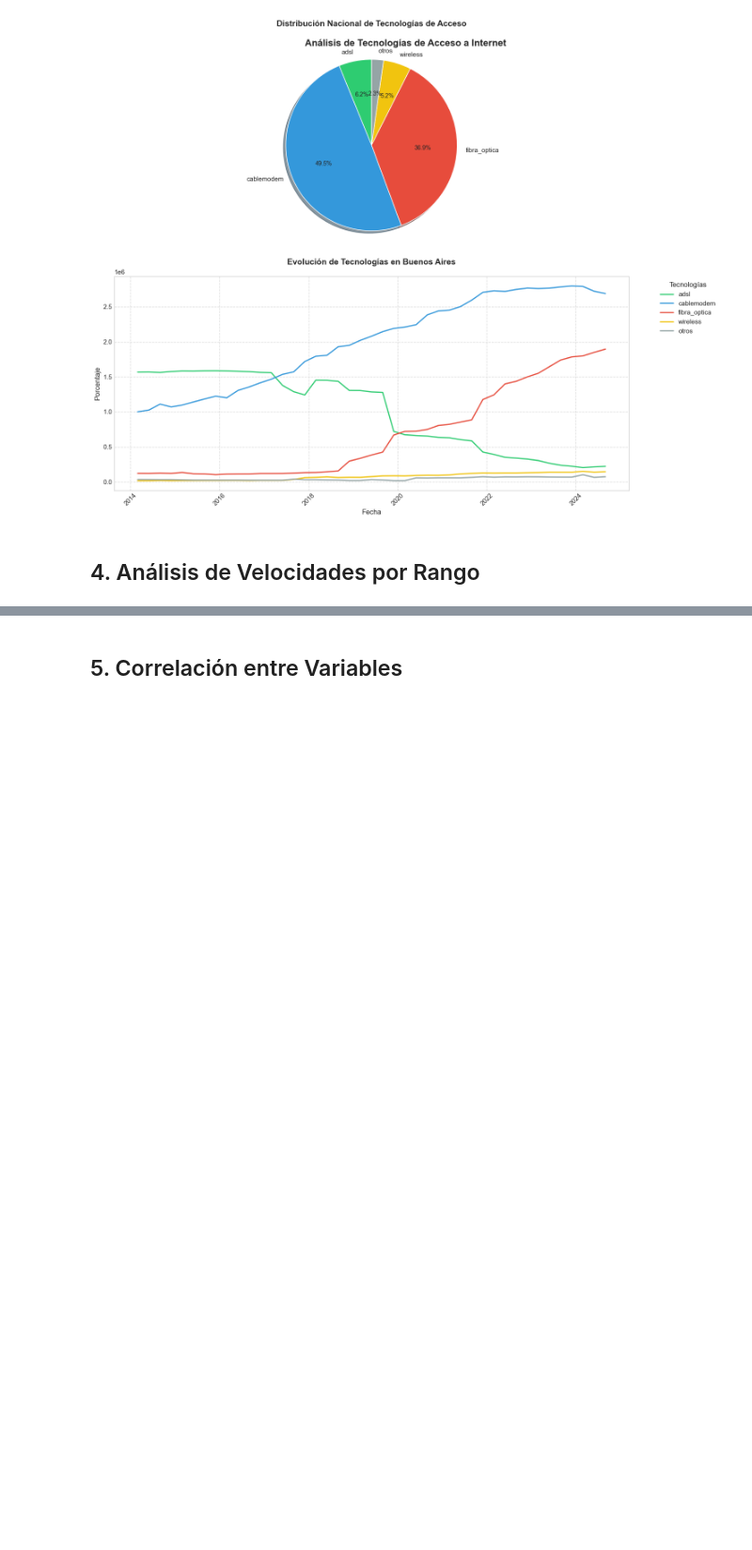
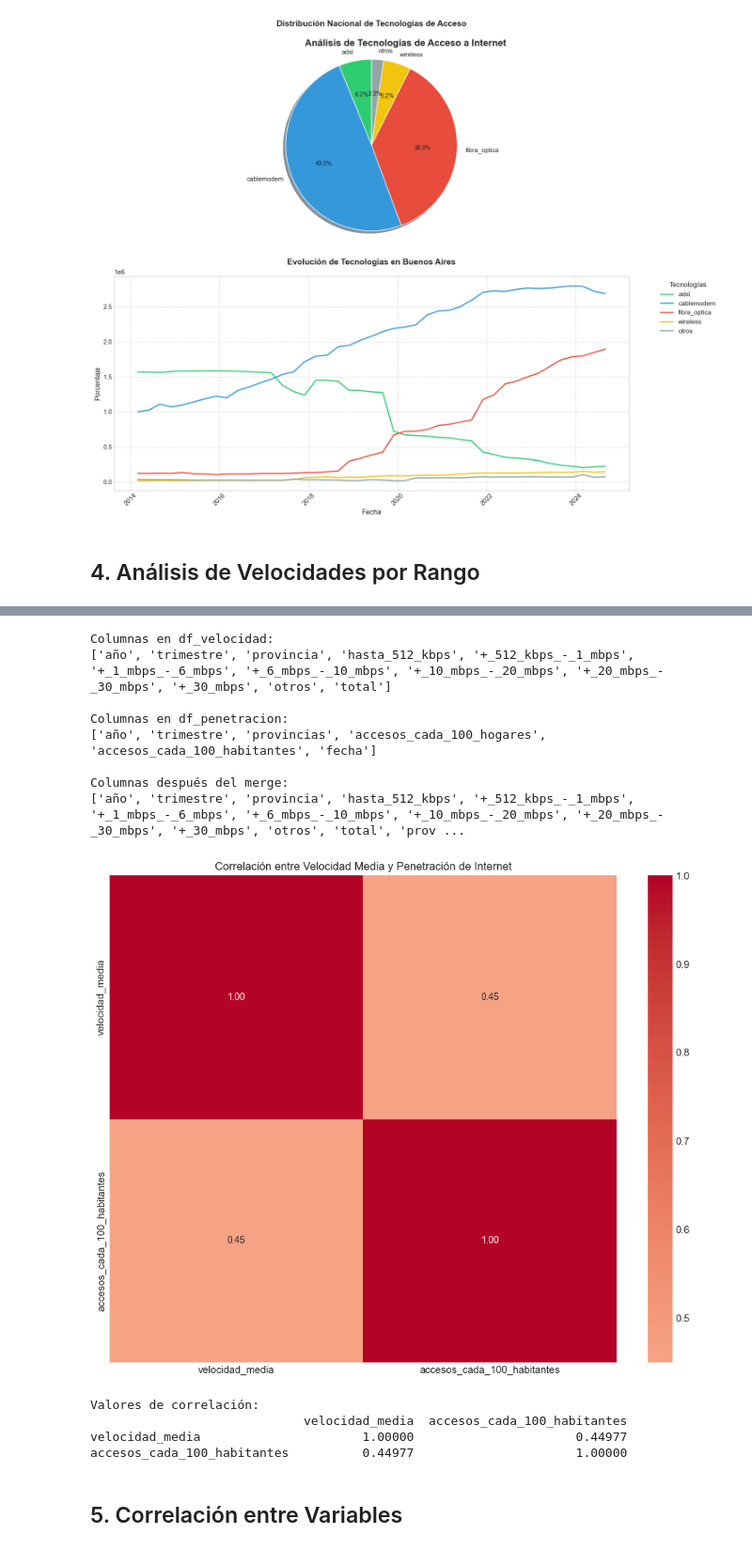
Before and after one commit to JuliaGastellu/dashboard-conectividad-ENACOM, a Jupyter notebook: notebooks/EDA.ipynb, the cells around one changed output, grey strips where cells are left out. Shown at 94% size. Drawn from its saved outputs; the diff is of its cells as text; code cells hidden in the pictures; blank space fills up the shorter version.

```diff
--- a/notebooks/EDA.ipynb
+++ b/notebooks/EDA.ipynb
@@ -460,3 +463,81 @@ plt.show()
+# %%
+# Primero, verificar los nombres de las columnas en los DataFrames originales
+print("Columnas en df_velocidad:")
+print(df_velocidad.columns.tolist())
+print("\nColumnas en df_penetracion:")
+print(df_penetracion.columns.tolist())
+
+# Preparar datos para correlación
+df_corr = df_velocidad.merge(
+    df_penetracion[['año', 'trimestre', 'provincias', 'accesos_cada_100_habitantes']],
+    left_on=['año', 'trimestre', 'provincia'],
+    right_on=['año', 'trimestre', 'provincias'],
+    how='inner'
+)
+
+# Verificar las columnas después del merge
+print("\nColumnas después del merge:")
+print(df_corr.columns.tolist())
+
+# Calcular velocidad media ponderada
+# Definir valores medios para cada rango
+rangos_velocidad = {
+    'hasta_512_kbps': 0.256,  # 256 kbps
+    '+_512_kbps_-_1_mbps': 0.75,  # 750 kbps
+    '+_1_mbps_-_6_mbps': 3.5,  # 3.5 Mbps
+    '+_6_mbps_-_10_mbps': 8,  # 8 Mbps
+    '+_10_mbps_-_20_mbps': 15,  # 15 Mbps
+    '+_20_mbps_-_30_mbps': 25,  # 25 Mbps
+    '+_30_mbps': 50,  # 50 Mbps (estimado)
+    'otros': 1  # 1 Mbps (estimado)
+}
+
+# Calcular velocidad media ponderada
+df_corr['velocidad_media'] = (
+    df_corr['hasta_512_kbps'] * rangos_velocidad['hasta_512_kbps'] +
+    df_corr['+_512_kbps_-_1_mbps'] * rangos_velocidad['+_512_kbps_-_1_mbps'] +
+    df_corr['+_1_mbps_-_6_mbps'] * rangos_velocidad['+_1_mbps_-_6_mbps'] +
+    df_corr['+_6_mbps_-_10_mbps'] * rangos_velocidad['+_6_mbps_-_10_mbps'] +
+    df_corr['+_10_mbps_-_20_mbps'] * rangos_velocidad['+_10_mbps_-_20_mbps'] +
+    df_corr['+_20_mbps_-_30_mbps'] * rangos_velocidad['+_20_mbps_-_30_mbps'] +
+    df_corr['+_30_mbps'] * rangos_velocidad['+_30_mbps'] +
+    df_corr['otros'] * rangos_velocidad['otros']
+) / df_corr['total']
+
+# Convertir penetración a numérico
+if 'accesos_cada_100_habitantes' in df_corr.columns:
+    if df_corr['accesos_cada_100_habitantes'].dtype == 'object':
+        df_corr['accesos_cada_100_habitantes'] = df_corr['accesos_cada_100_habitantes'].str.replace(',', '.').astype(float)
+    else:
+        df_corr['accesos_cada_100_habitantes'] = df_corr['accesos_cada_100_habitantes'].astype(float)
+
+# Calcular matriz de correlación
+corr_matrix = df_corr[['velocidad_media', 'accesos_cada_100_habitantes']].corr()
+
+# Crear el heatmap
+plt.figure(figsize=(10, 8))
+sns.heatmap(corr_matrix, annot=True, cmap='coolwarm', center=0, fmt='.2f')
+plt.title('Correlación entre Velocidad Media y Penetración de Internet')
+plt.tight_layout()
+plt.show()
+
+# Mostrar valores de correlación
+print("\nValores de correlación:")
+print(corr_matrix)
+# %% [output]
+Columnas en df_velocidad:
+['año', 'trimestre', 'provincia', 'hasta_512_kbps', '+_512_kbps_-_1_mbps', '+_1_mbps_-_6_mbps', '+_6_mbps_-_10_mbps', '+_10_mbps_-_20_mbps', '+_20_mbps_-_30_mbps', '+_30_mbps', 'otros', 'total']
+
+Columnas en df_penetracion:
+['año', 'trimestre', 'provincias', 'accesos_cada_100_hogares', 'accesos_cada_100_habitantes', 'fecha']
+
+Columnas después del merge:
+['año', 'trimestre', 'provincia', 'hasta_512_kbps', '+_512_kbps_-_1_mbps', '+_1_mbps_-_6_mbps', '+_6_mbps_-_10_mbps', '+_10_mbps_-_20_mbps', '+_20_mbps_-_30_mbps', '+_30_mbps', 'otros', 'total', 'prov ...
+[figure, added]
+Valores de correlación:
+                             velocidad_media  accesos_cada_100_habitantes
+velocidad_media                      1.00000                      0.44977
+accesos_cada_100_habitantes          0.44977                      1.00000
 # %% [markdown]
 ## 5. Correlación entre Variables
 # %%
```
Also changed, not shown: parts of 10 cells of this notebook.
